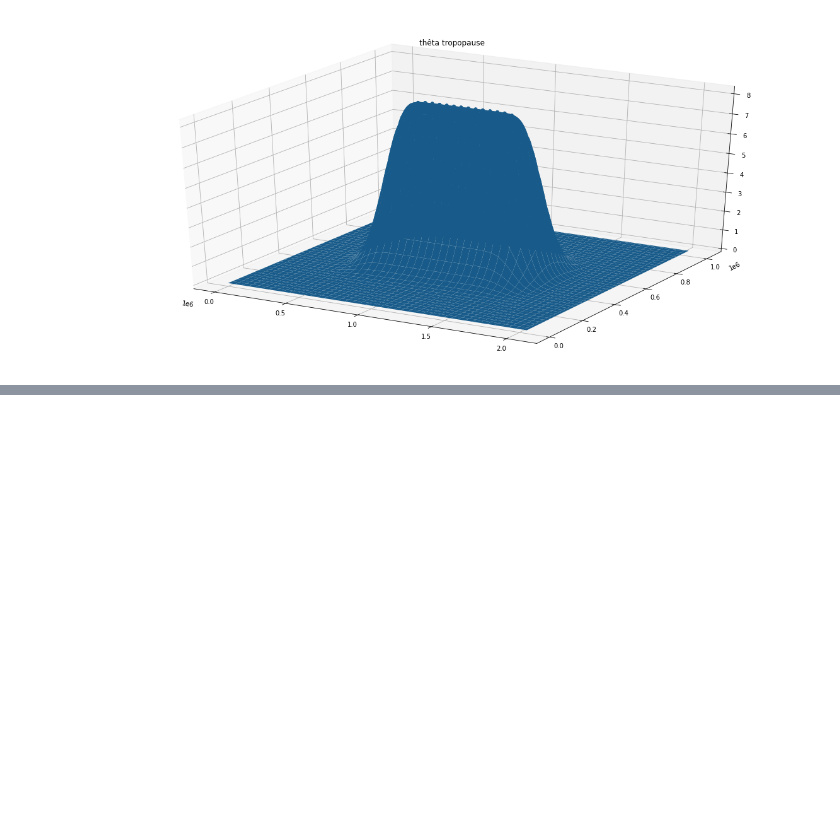
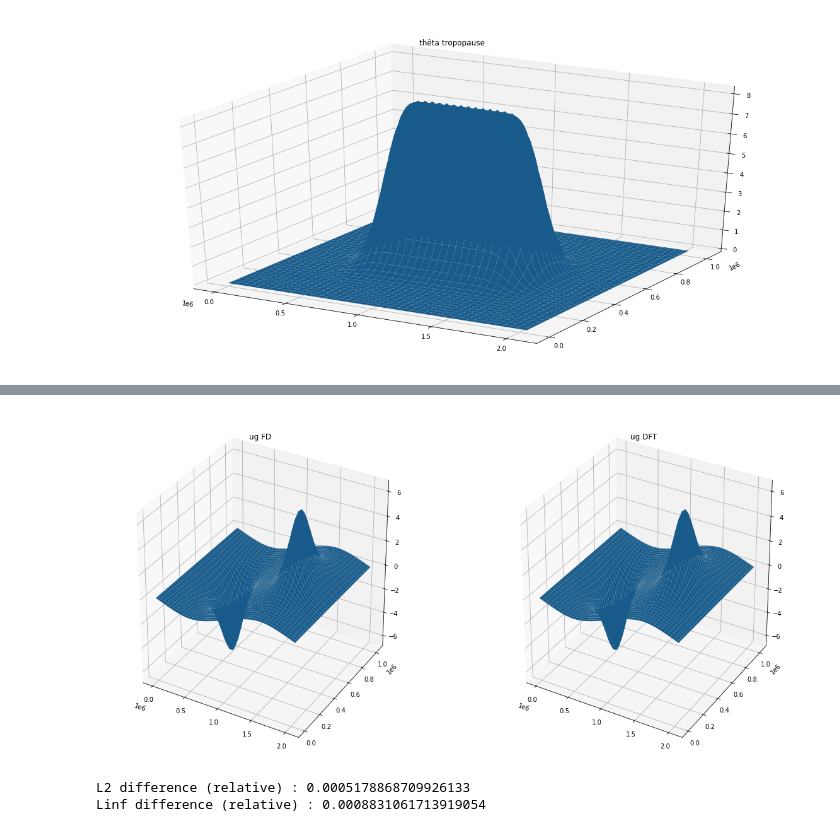
Before and after one commit to Pablitorichard/PIE_meteo, a Jupyter notebook: filament_modeling_maxence/demo_spectral.ipynb, the cells around one changed output, grey strips where cells are left out. Saved outputs shown, nothing was run; the diff lists cells and outputs as text; code cells hidden in the pictures; blank space fills up the shorter version.

```diff
--- a/filament_modeling_maxence/demo_spectral.ipynb
+++ b/filament_modeling_maxence/demo_spectral.ipynb
@@ -60,24 +17,7 @@ def streamfunc(a,b,Pa,Pb,thetatphat,z=0,demo=False):
-# %%
-# Geostrophic wind and tropopause temp anomaly variation
-
-def geostwind(a,b,Pa,Pb,psi):
-    ug = -(np.roll(psi,-1,0)-np.roll(psi,1,0))/(2*a/Pa) # centered finite differences
-    vg = (np.roll(psi,-1,1)-np.roll(psi,1,1))/(2*b/Pb)
-
-    return ug,vg
-
-def tempanom(a,b,Pa,Pb,thetatp,ug,vg): # unused, refer to semi-lagrangian method
-    dxtp = (np.roll(thetatp,-1,0)-np.roll(thetatp,1,0))/(2*a/Pa)
-    dytp = (np.roll(thetatp,-1,1)-np.roll(thetatp,1,1))/(2*b/Pb)
-
-    dttp = -np.multiply(ug, dxtp) - np.multiply(vg, dytp)
-
-    return dttp
 # %%
 # Initial data
 a, b = 1024e3, 2048e3
 Pa, Pb = 128, 256 # samples
-demo = False
 
 # pseudo-filament
 thetatp = np.zeros((Pa,Pb))
@@ -91,11 +31,6 @@ for i in range(Pa):
             thetatp[i,j] = thetaanom
 spnd.gaussian_filter(thetatp, 10, output=thetatp)
 
-if demo:
-    for i in range(Pa): # example data
-        for j in range(Pb):
-            thetatp[i,j] = np.sin(2*np.pi*i/Pa)*np.sin(2*np.pi*j/Pb)
-
 plt.figure()
 ax = plt.axes(projection='3d')
 X,Y = np.meshgrid(np.linspace(0,b,Pb), np.linspace(0,a,Pa))
@@ -143,0 +42,20 @@ plt.show()
+# %%
+# main script
+ug,vg = geostwind(a,b,thetatp)
+ug2,vg2 = geostwind(a,b,thetatp,fourier=True)
+
+fig = plt.figure()
+ax = plt.subplot(1,2,1,projection='3d')
+ax.set_title("ug FD")
+ax.plot_surface(X,Y,ug)
+ax = plt.subplot(1,2,2,projection='3d')
+ax.set_title("ug DFT")
+ax.plot_surface(X,Y,ug2)
+plt.show()
+
+print("L2 difference (relative) : %s" % (np.linalg.norm(ug-ug2)/np.linalg.norm(ug)))
+print("Linf difference (relative) : %s" % (np.max(np.abs(ug-ug2))/np.max(np.abs(ug))))
+# %% [output]
+[figure, added]
+L2 difference (relative) : 0.0005178868709926133
+Linf difference (relative) : 0.0008831061713919054
```
Also changed, not shown: parts of 4 cells of this notebook, 1 other file.
